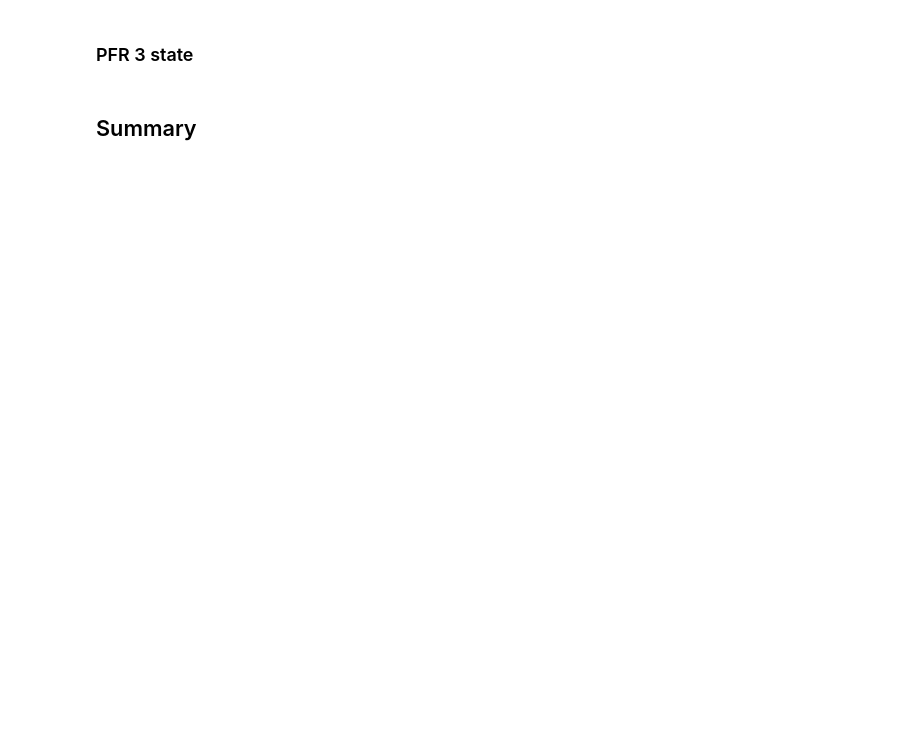
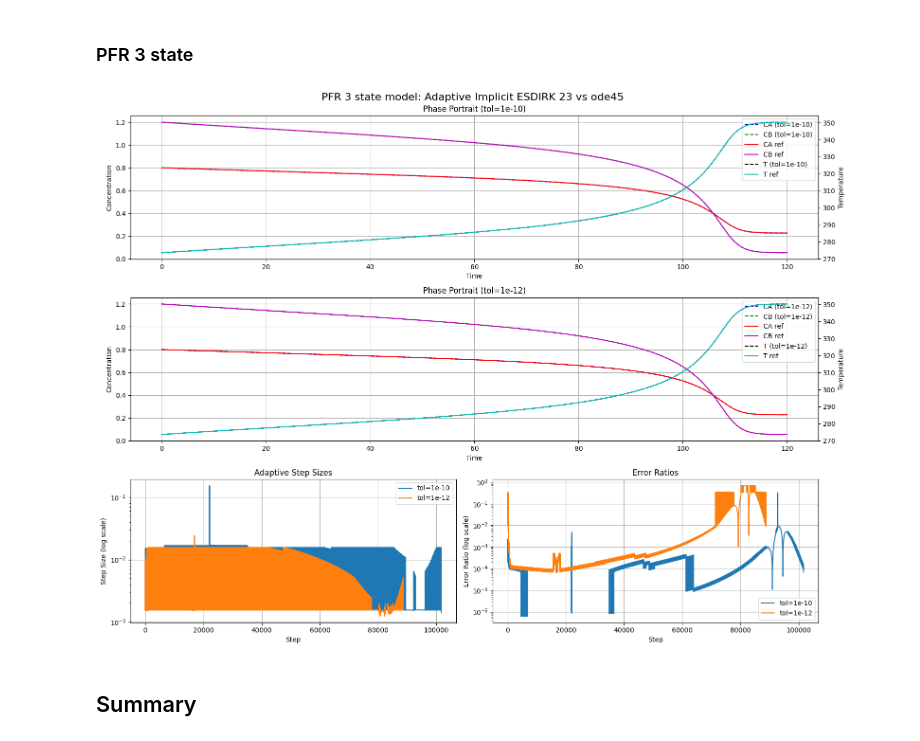
Before and after one commit to EuanCortes/02686-Project, a Jupyter notebook: 07_ESDIRK.ipynb, the cells around one changed output. Drawn from its saved outputs; the diff is of its cells as text; code cells hidden in the pictures; blank space fills up the shorter version.

```diff
--- a/07_ESDIRK.ipynb
+++ b/07_ESDIRK.ipynb
@@ -95,19 +450,21 @@ cstr_ed_adptive = compare_solvers_cstr(CSTR_1state_model, t_span, model_name = "
 ### PFR 3 state
 # %%
 # Initial condition
-n = 5  # number of spatial points
+n = 4  # number of spatial points
 
 Tin = 273.65
 CA_in = 1.6 / 2
 CB_in = 2.4 / 2
 x0 = np.concatenate([
     np.ones(n) * CA_in,    # CA initial
     np.ones(n) * CB_in,    # CB initial
     Tin*np.ones(n)  # T initial
 ])
-t_span = (0, 200)
+t_span = (0, 120)
 
-pfr_ed_adaptive = compare_solvers_pfr(PFR_3state_model, t_span, x0, model_name = "PFR 3 state model", reference_solver_name="ode45", adaptive_steps = True, implicit = True, esdirk = True, n = n, tolerances = [1e-10, 1e-12], h0 = 0.01, reference_solver='BDF', plot = True)
+pfr_ed_adaptive = compare_solvers_pfr(PFR_3state_model, t_span, x0, model_name = "PFR 3 state model", reference_solver_name="ode45", adaptive_steps = True, implicit = True, esdirk = True, n = n, tolerances = [1e-10, 1e-12], h0 = 0.01, reference_solver='BDF',ESDIRK= ESDIRK)
+# %% [output]
+[figure, added]
 # %% [markdown]
 ## Summary
 # %%
```
Also changed, not shown: parts of 5 cells of this notebook, 10 other files.
